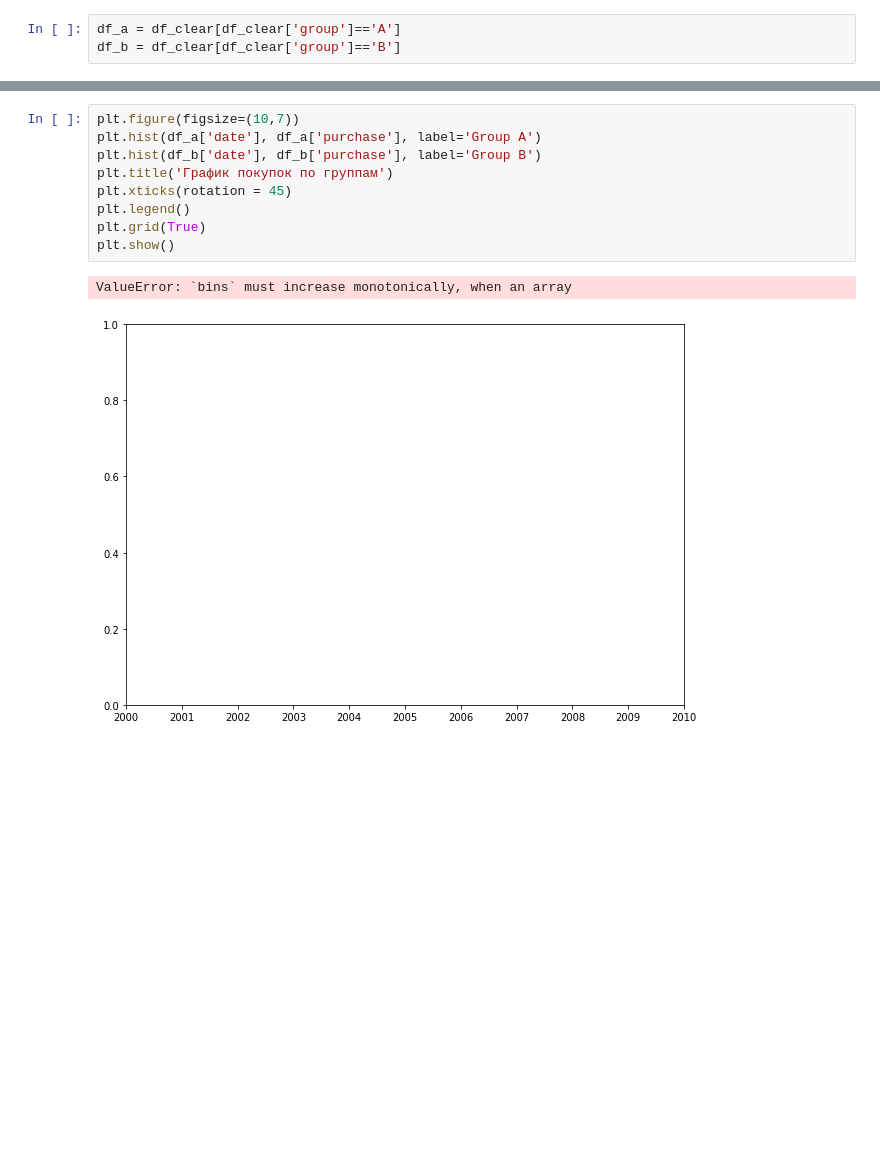
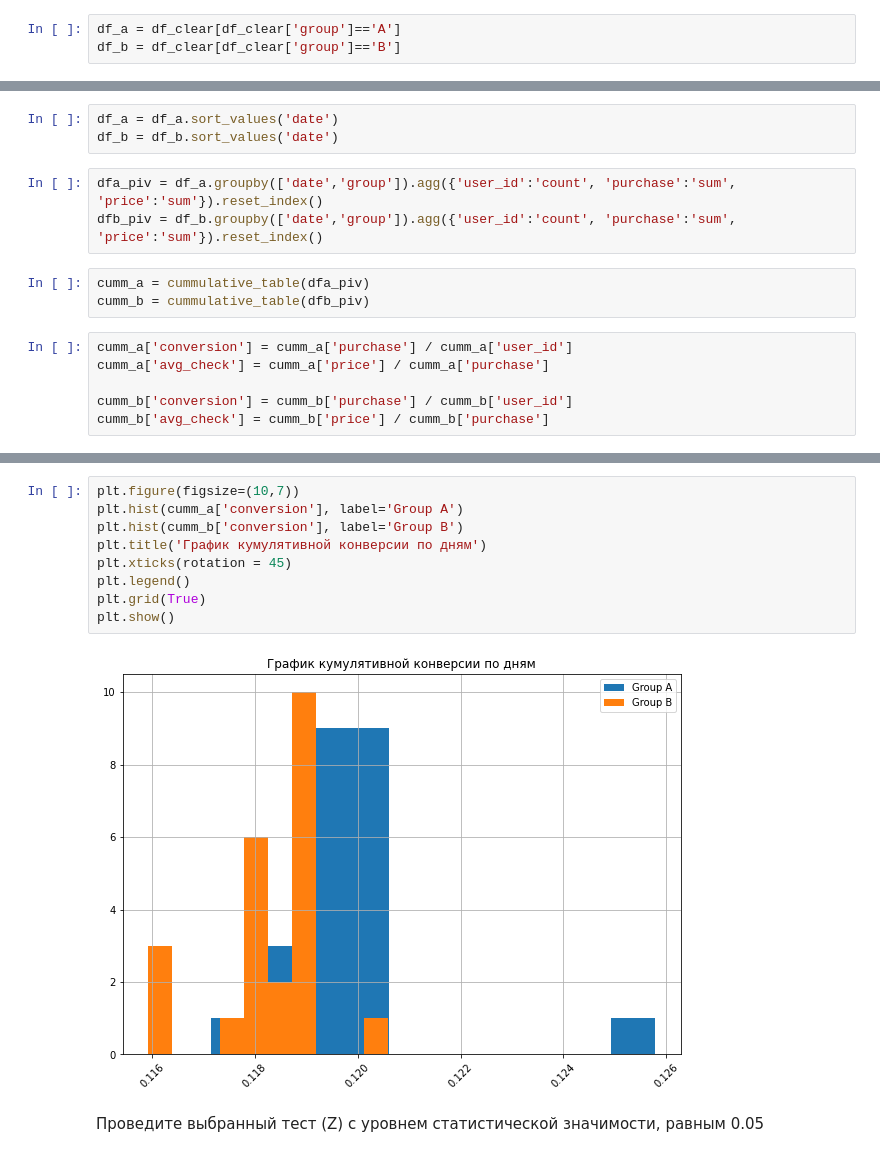
Before and after one commit to VRaptor555/my-apps, a Jupyter notebook: module54/analiz_AB.ipynb, the cells around one changed output, grey strips where cells are left out. Cells and saved outputs as stored; diff of their text form; blank space fills up the shorter version.

```diff
--- a/module54/analiz_AB.ipynb
+++ b/module54/analiz_AB.ipynb
@@ -159,0 +200,15 @@ df_b = df_clear[df_clear['group']=='B']
+# %%
+df_a = df_a.sort_values('date')
+df_b = df_b.sort_values('date')
+# %%
+dfa_piv = df_a.groupby(['date','group']).agg({'user_id':'count', 'purchase':'sum', 'price':'sum'}).reset_index()
+dfb_piv = df_b.groupby(['date','group']).agg({'user_id':'count', 'purchase':'sum', 'price':'sum'}).reset_index()
+# %%
+cumm_a = cummulative_table(dfa_piv)
+cumm_b = cummulative_table(dfb_piv)
+# %%
+cumm_a['conversion'] = cumm_a['purchase'] / cumm_a['user_id']
+cumm_a['avg_check'] = cumm_a['price'] / cumm_a['purchase']
+
+cumm_b['conversion'] = cumm_b['purchase'] / cumm_b['user_id']
+cumm_b['avg_check'] = cumm_b['price'] / cumm_b['purchase']
@@ -160,12 +241,13 @@ df_b = df_clear[df_clear['group']=='B']
 # %%
 plt.figure(figsize=(10,7))
-plt.hist(df_a['date'], df_a['purchase'], label='Group A')
-plt.hist(df_b['date'], df_b['purchase'], label='Group B')
-plt.title('График покупок по группам')
+plt.hist(cumm_a['conversion'], label='Group A')
+plt.hist(cumm_b['conversion'], label='Group B')
+plt.title('График кумулятивной конверсии по дням')
 plt.xticks(rotation = 45)
 plt.legend()
 plt.grid(True)
 plt.show()
 # %% [output]
-ValueError: `bins` must increase monotonically, when an array
-[figure, old version]
+[figure, new version]
+# %% [markdown]
+Проведите выбранный тест (Z) с уровнем статистической значимости, равным 0.05
```
Also changed, not shown: parts of 34 cells of this notebook, 6 other files.
